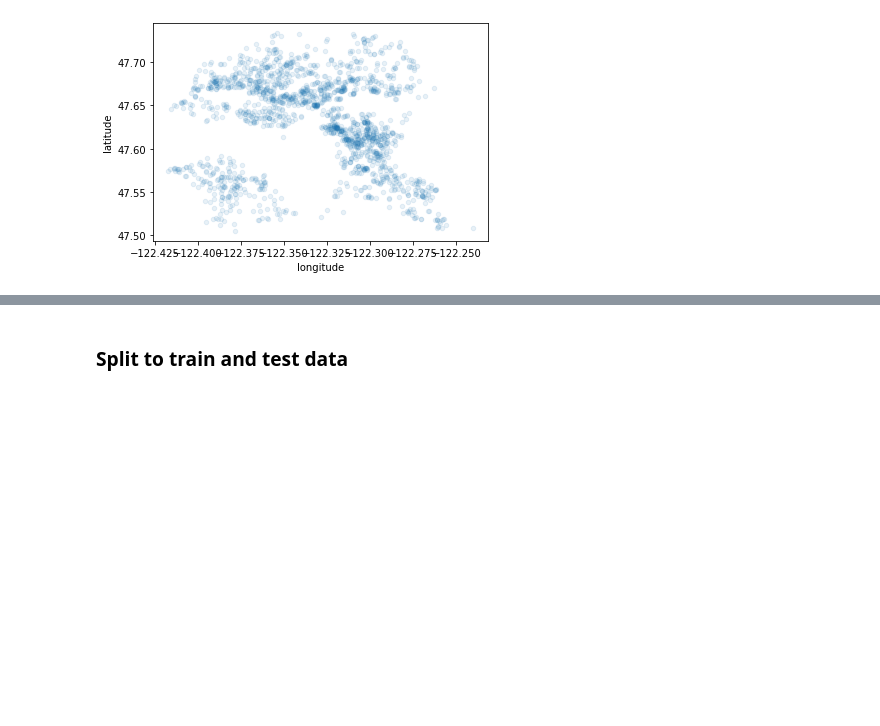
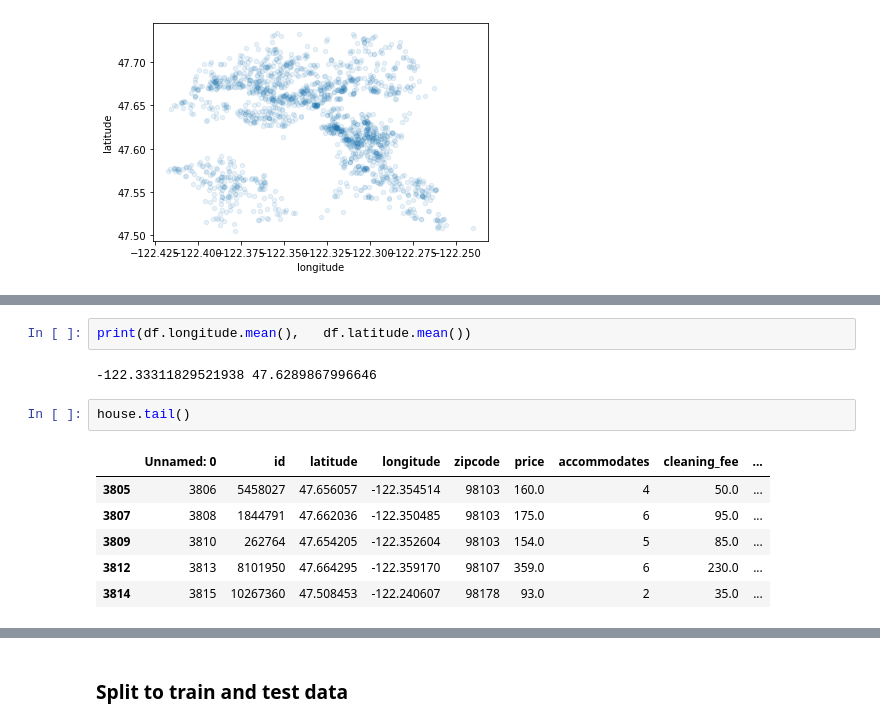
Before and after one commit to pjrodriguez-sb/House_Rental_Prediction_Model, a Jupyter notebook: Modeling.ipynb, the cells around one changed output, grey strips where cells are left out. Drawn from its saved outputs; the diff is of its cells as text; blank space fills up the shorter version.

```diff
--- a/Modeling.ipynb
+++ b/Modeling.ipynb
@@ -68,0 +75,13 @@ house.plot(kind='scatter', x='longitude', y='latitude', alpha=0.1)
+# %%
+print(df.longitude.mean(),   df.latitude.mean())
+# %% [output]
+-122.33311829521938 47.6289867996646
+# %%
+house.tail()
+# %% [output]
+|  | Unnamed: 0 | id | latitude | longitude | zipcode | price | accommodates | cleaning_fee | ... |
+| 3805 | 3806 | 5458027 | 47.656057 | -122.354514 | 98103 | 160.0 | 4 | 50.0 | ... |
+| 3807 | 3808 | 1844791 | 47.662036 | -122.350485 | 98103 | 175.0 | 6 | 95.0 | ... |
+| 3809 | 3810 | 262764 | 47.654205 | -122.352604 | 98103 | 154.0 | 5 | 85.0 | ... |
+| 3812 | 3813 | 8101950 | 47.664295 | -122.359170 | 98107 | 359.0 | 6 | 230.0 | ... |
+| 3814 | 3815 | 10267360 | 47.508453 | -122.240607 | 98178 | 93.0 | 2 | 35.0 | ... |
```
Also changed, not shown: parts of 40 cells of this notebook.
